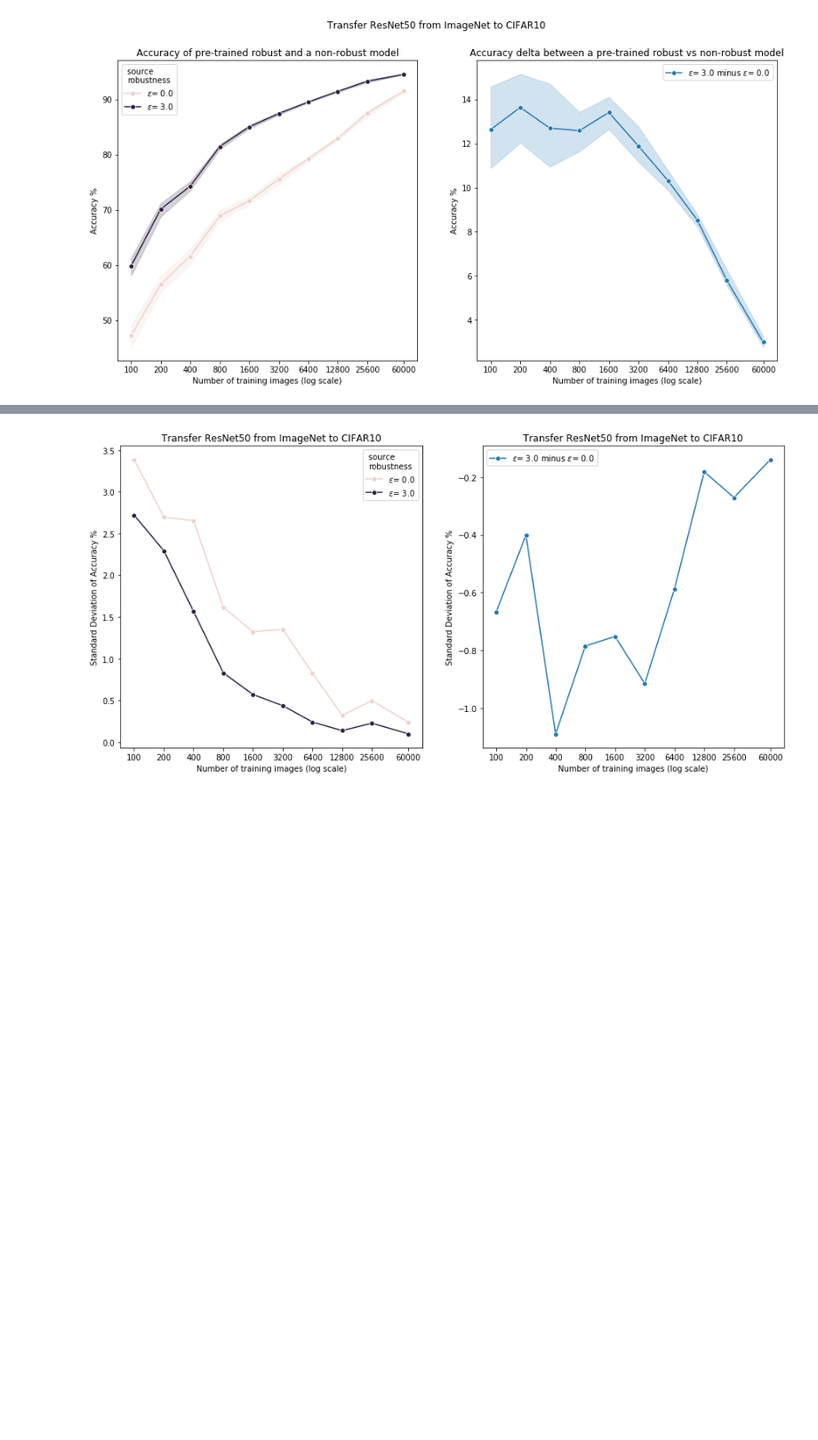
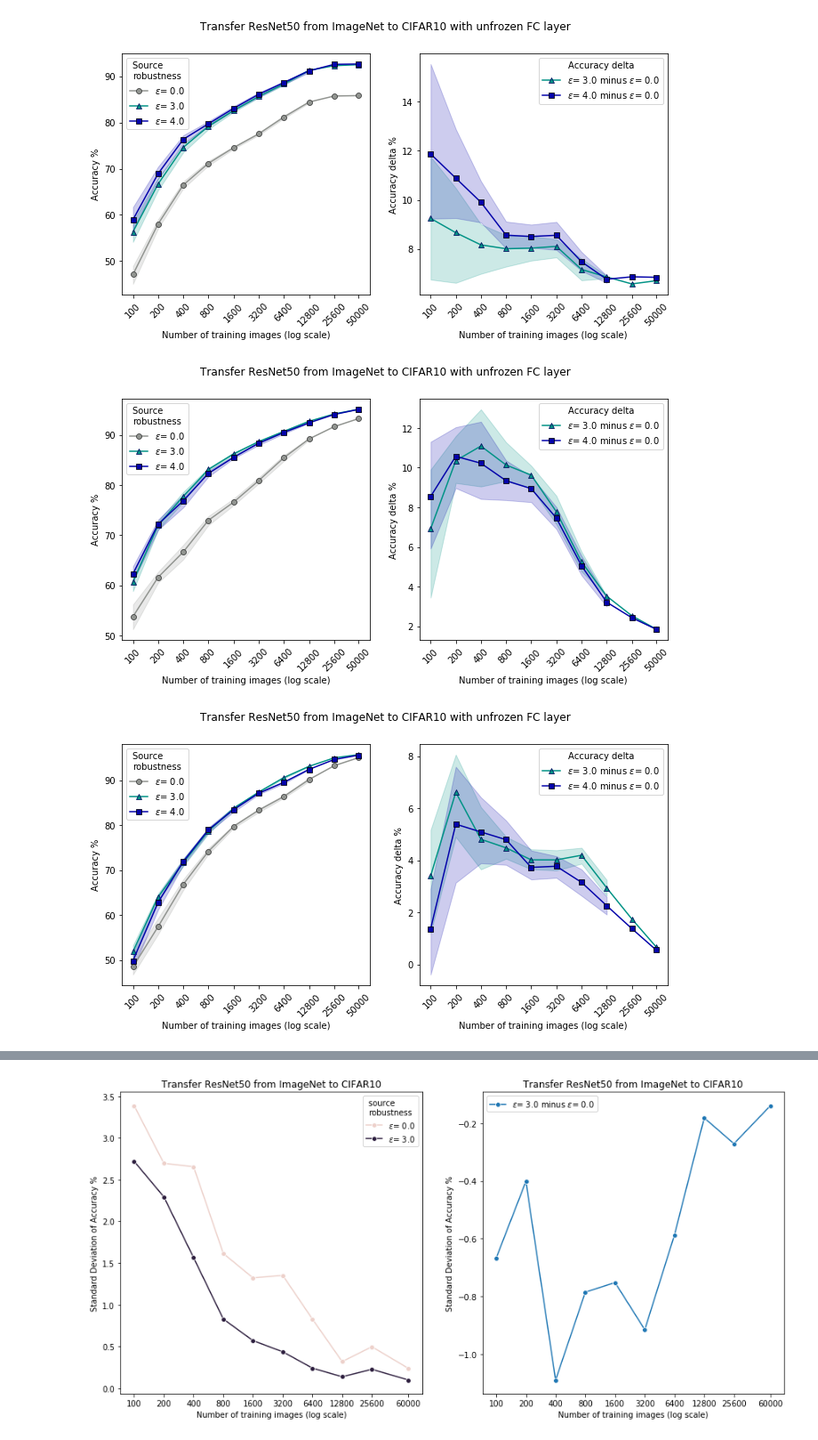
Before and after one commit to utrerf/robust_transfer_learning, a Jupyter notebook: results/charts.ipynb, the cells around one changed output, grey strips where cells are left out. Shown at 89% size. Cells and saved outputs as stored; diff of their text form; code cells hidden in the pictures; blank space fills up the shorter version.

```diff
--- a/results/charts.ipynb
+++ b/results/charts.ipynb
@@ -33,56 +109,0 @@ data[data['num_training_images'] == 60000].sort_values(by=['source_eps', 'seed']
-# %%
-import seaborn as sns
-import matplotlib.pyplot as plt
-
-# plot the nominal
-
-plt, axs = plt.subplots(1, 2, figsize=(15, 7))
-
-ax = axs[0]
-ax.set_xscale('log', basex=2)
-
-import matplotlib.ticker
-ax.get_xaxis().set_major_formatter(matplotlib.ticker.ScalarFormatter())
-
-data['source_eps'].astype(str)
-sns.lineplot(x='num_training_images', y='nat_prec1', hue='source_eps', hue_order=['0', '3'], marker='o', data=data, ci=99, ax=ax)
-
-ax.set_xticks(data['num_training_images'].unique())
-ax.set_xlabel('Number of training images (log scale)')
-ax.set_ylabel('Accuracy %')
-ax.set_title('Accuracy of pre-trained robust and a non-robust model')
-ax.legend(['$\epsilon$= 0.0','$\epsilon$= 3.0'], title='source \nrobustness');
-
-# get the delta
-
-source_eps_0 = data[data['source_eps'] == 0].sort_values(by=['num_training_images','seed']).reset_index(drop=True)
-source_eps_3 = data[data['source_eps'] == 3].sort_values(by=['num_training_images','seed']).reset_index(drop=True)
-
-new_data = source_eps_0.copy()
-
-new_data['nat_prec1_delta'] = source_eps_3['nat_prec1'] - source_eps_0['nat_prec1']
-
-#plot the delta
-
-import seaborn as sns
-import matplotlib.pyplot as plt
-
-ax = axs[1]
-ax.set_xscale('log', basex=2)
-
-import matplotlib.ticker
-ax.get_xaxis().set_major_formatter(matplotlib.ticker.ScalarFormatter())
-
-data['source_eps'].astype(str)
-sns.lineplot(x='num_training_images', y='nat_prec1_delta', marker='o', data=new_data, ci=99, ax=ax)
-
-ax.set_xticks(data['num_training_images'].unique())
-ax.set_xlabel('Number of training images (log scale)')
-ax.set_ylabel('Accuracy %')
-ax.set_title('Accuracy delta between a pre-trained robust vs non-robust model');
-ax.legend(['$\epsilon$= 3.0 minus $\epsilon$= 0.0']);
-
-plt.suptitle('Transfer ResNet50 from ImageNet to CIFAR10')
-plt.tight_layout;
-# %% [output]
-[figure, removed]
@@ -88,0 +131,8 @@ plt.tight_layout;
+# %%
+plot_less_data(last_df[last_df['unfrozen_blocks'] == 0])
+plot_less_data(last_df[last_df['unfrozen_blocks'] == 1])
+plot_less_data(last_df[last_df['unfrozen_blocks'] == 3])
+# %% [output]
+[figure, added]
+[figure, added]
+[figure, added]
```
Also changed, not shown: parts of 8 cells of this notebook.
